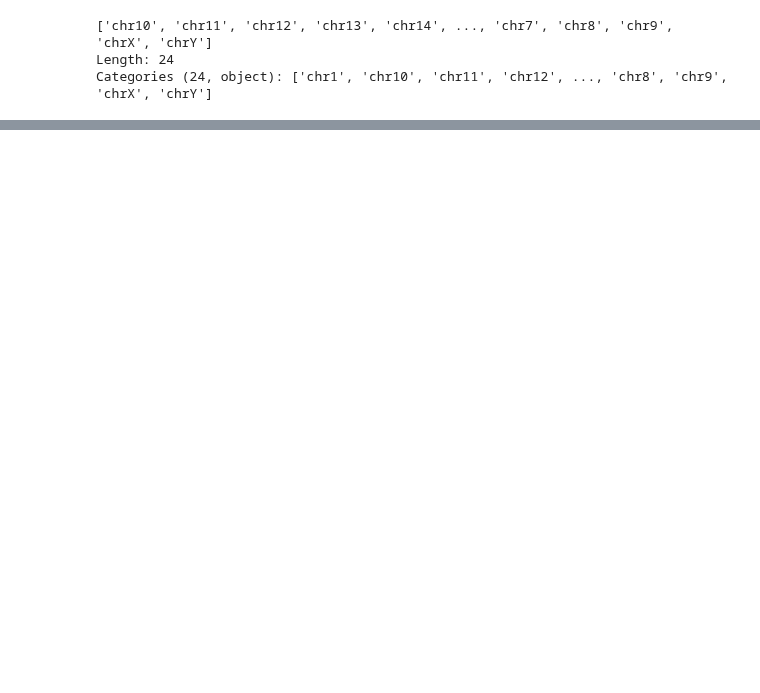
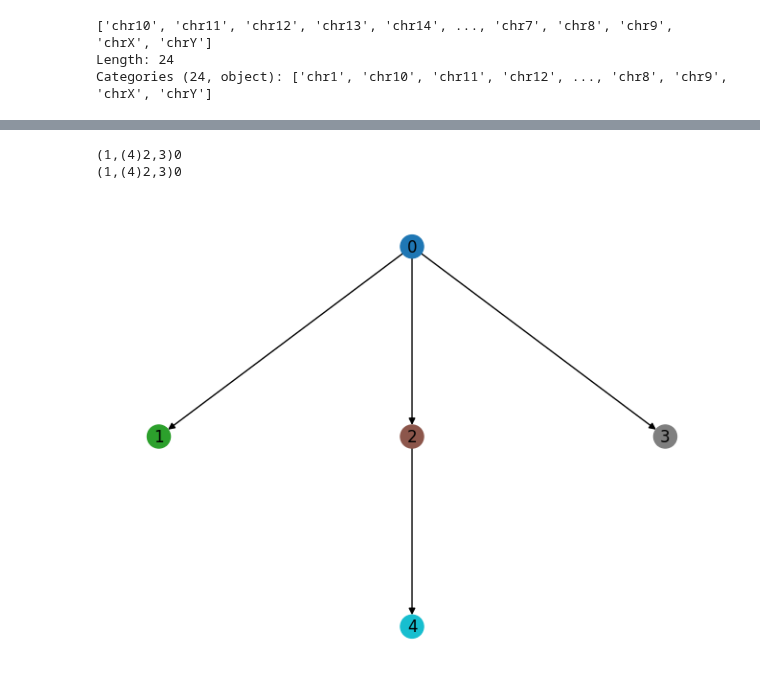
Before and after one commit to Lagergren-Lab/victree, a Jupyter notebook: src/experiments/scgenplot.ipynb, the cells around one changed output, grey strips where cells are left out. Saved outputs shown, nothing was run; the diff lists cells and outputs as text; code cells hidden in the pictures; blank space fills up the shorter version.

```diff
--- a/src/experiments/scgenplot.ipynb
+++ b/src/experiments/scgenplot.ipynb
@@ -20,2 +22,16 @@ g = pl.plot_cell_cn_matrix_fig(ad, 'state', max_cn=6, cell_order_fields=['cluste
+# %%
+from io import StringIO
+from utils.tree_utils import parse_newick, tree_to_newick
+from networkx.drawing.nx_agraph import graphviz_layout
+import networkx as nx
+
+tree_newick =str(ad.uns['tree-newick'][0], 'UTF-8')
+tree = parse_newick(StringIO(tree_newick))
+pos = graphviz_layout(tree, prog='dot')
+nx.draw(tree, node_color=list(g['annotation_info']['clone']['level_colors'].values()), with_labels=True, pos=pos)
+# %% [output]
+(1,(4)2,3)0
+(1,(4)2,3)0
+[figure, added]
 # %%
 ad.write_csvs("/Users/zemp/PycharmProjects/victree/datasets/corr_reads.csv")
```
Also changed, not shown: parts of 2 cells of this notebook, 1 other file.
